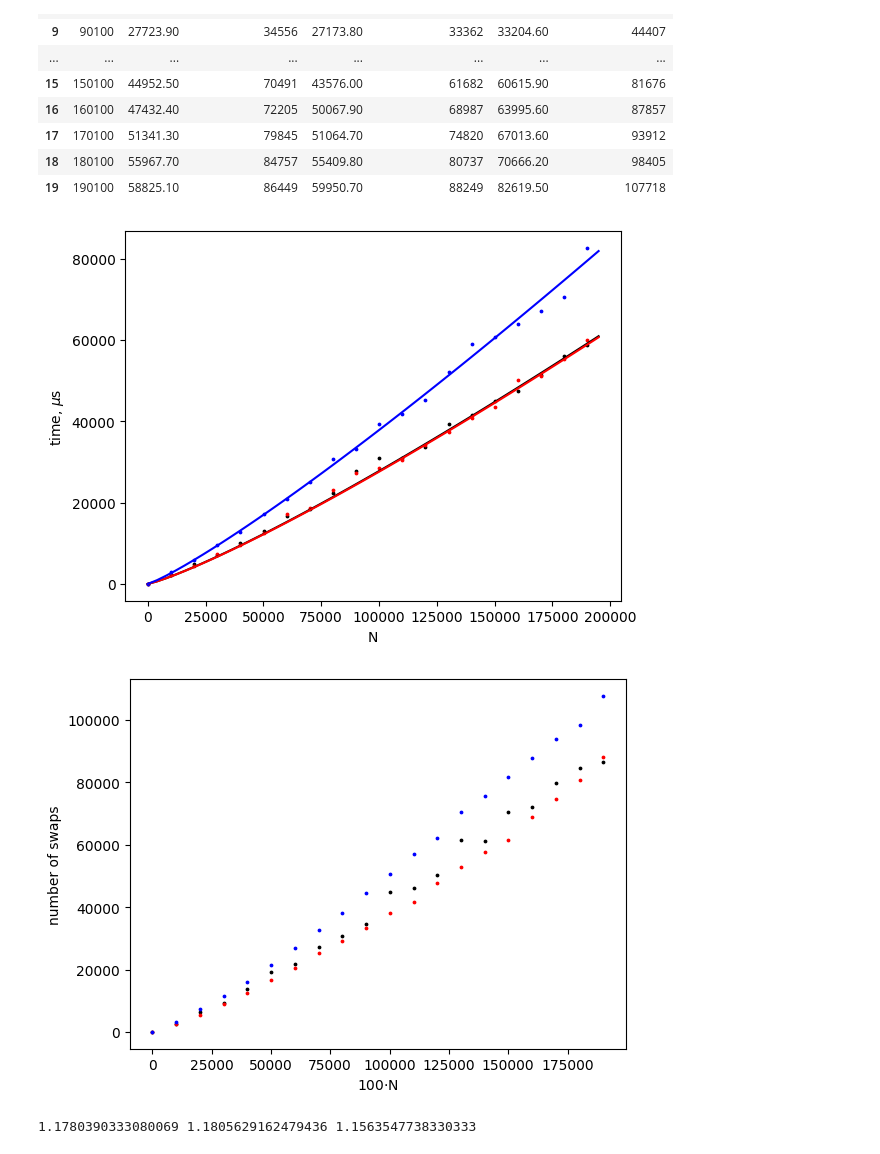
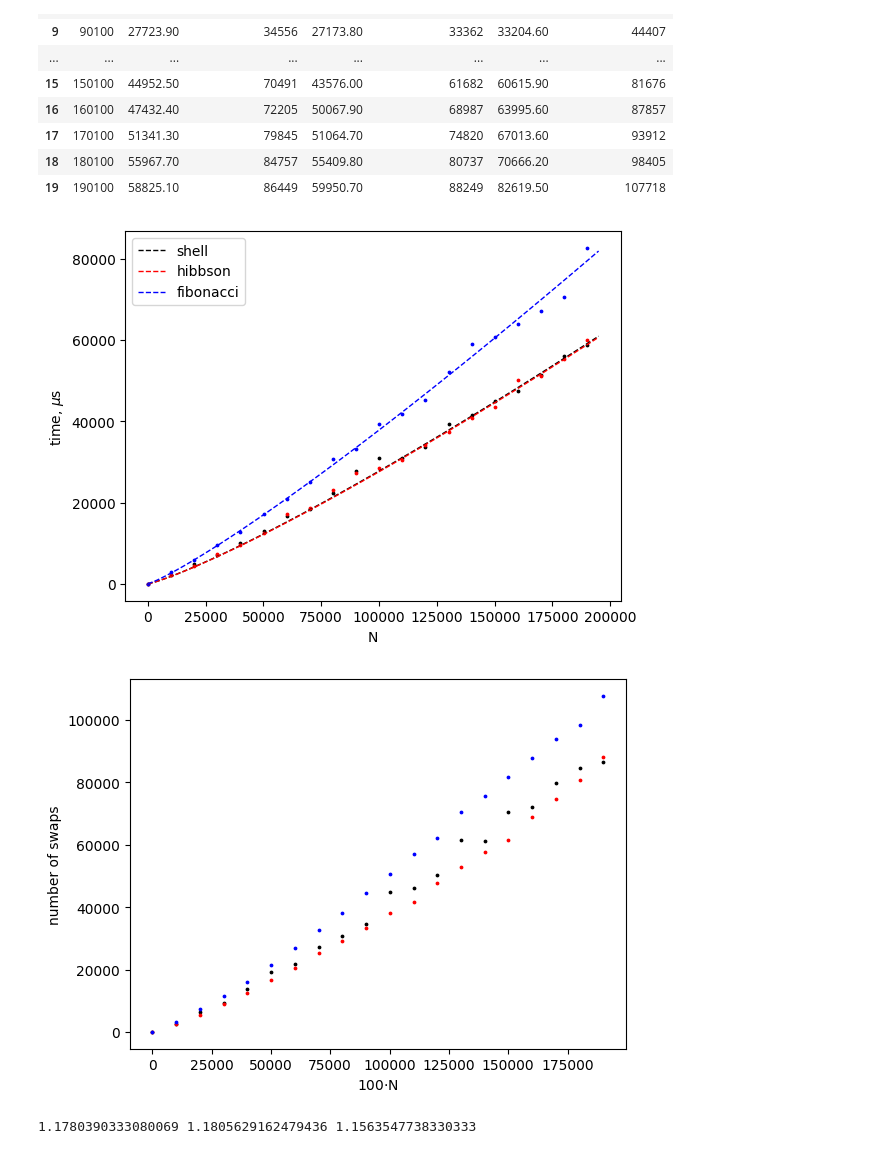
Before and after one commit to xenonnachille/cpp-23-shevyakova, a Jupyter notebook: lab_2/graph.ipynb, the cells around one changed output. Cells and saved outputs as stored; diff of their text form; code cells hidden in the pictures.

```diff
--- a/lab_2/graph.ipynb
+++ b/lab_2/graph.ipynb
@@ -68,38 +68,38 @@ time_f = np.array(df2["time_f"])
 
 numberofswaps_s = np.array(df2["numberofswaps_s"])
 numberofswaps_h = np.array(df2["numberofswaps_h"])
 numberofswaps_f = np.array(df2["numberofswaps_f"])
 
 logN = [math.log(n) for n in N]
 
 logts = [math.log(n) for n in time_s]
 logth = [math.log(n) for n in time_h]
 logtf = [math.log(n) for n in time_f]
 
 fig, ax = plt.subplots()
 ax.scatter(N, time_s, s=3, color='black')
 ax.scatter(N, time_h, s=3, color='red')
 ax.scatter(N, time_f, s=3, color='blue')
 ax.set(xlabel='N', ylabel='time, $\mu$s')
 
 x = np.linspace(0, 195000)
 ys = (x**1.178039)/28
 yh = x**1.180563/29
 yf = x**1.156355/16
-ax.plot(x, ys, color='black')
-ax.plot(x, yh, color='red')
-ax.plot(x, yf, color='blue')
+line1, = ax.plot(x, ys, color='black', linestyle='--', linewidth=1)
+line2, = ax.plot(x, yh, color='red', linestyle='--', linewidth=1)
+line3, = ax.plot(x, yf, color='blue', linestyle='--', linewidth=1)
+plt.legend((line1, line2, line3), ["shell", "hibbson", "fibonacci"])
 
 fig, ax = plt.subplots()
 ax.scatter(N, numberofswaps_s, s=3, color='black')
 ax.scatter(N, numberofswaps_h, s=3, color='red')
 ax.scatter(N, numberofswaps_f, s=3, color='blue')
 ax.set(xlabel='100$\cdot$N', ylabel='number of swaps')
 
-
 plt.show()
 # %% [output]
-[figure, old version]
+[figure, new version]
 [figure]
 # %%
 ed = [1] * len(N)
```
